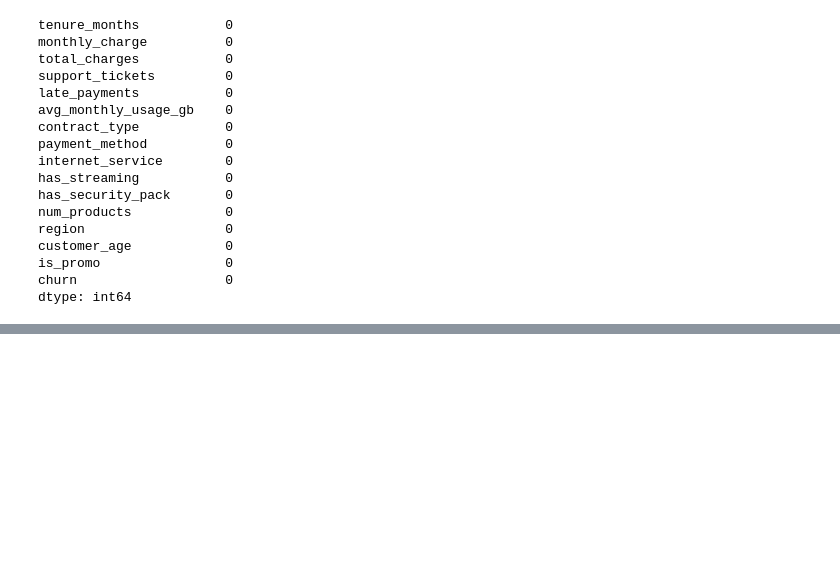
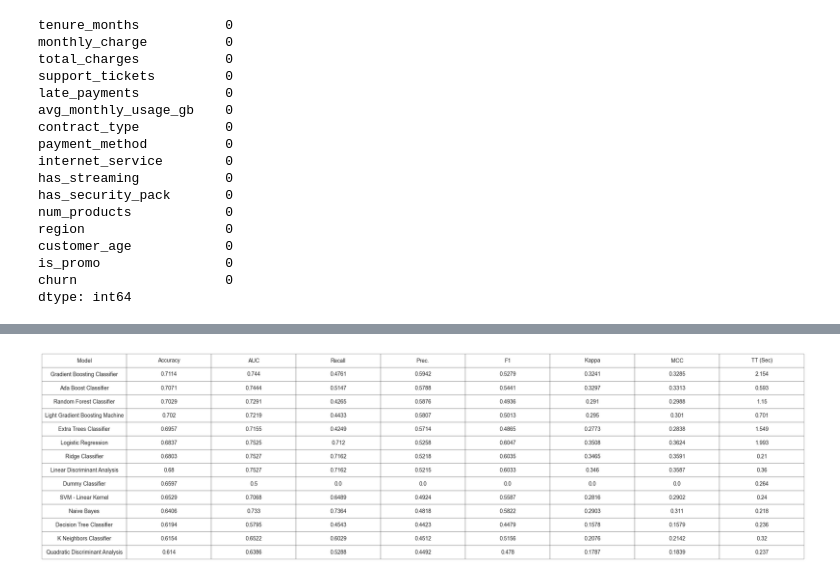
Before and after one commit to JuanManuelResquin84/Portafolio_03_Proyecto_AndesLink_MLOps, a Jupyter notebook: notebooks/01_EDA_AndesLink.ipynb, the cells around one changed output, grey strips where cells are left out. Cells and saved outputs as stored; diff of their text form; code cells hidden in the pictures; blank space fills up the shorter version.

```diff
--- a/notebooks/01_EDA_AndesLink.ipynb
+++ b/notebooks/01_EDA_AndesLink.ipynb
@@ -199,0 +199,31 @@ weighted avg       0.71      0.71      0.66      1000
+# %%
+import matplotlib.pyplot as plt
+import pandas as pd
+import os
+
+# Definimos la ruta hacia afuera (AndesLink/reports)
+ruta_reports = '../reports'
+
+# Capturamos la tabla de métricas de PyCaret
+metrics_df = pull()
+
+# Creamos la imagen de la tabla
+fig, ax = plt.subplots(figsize=(12, 4)) # Ajusta el tamaño según necesites
+ax.axis('off') # Ocultamos los ejes para que parezca una tabla limpia
+
+# Dibujamos la tabla usando los datos de metrics_df
+tabla = ax.table(cellText=metrics_df.values,
+                 colLabels=metrics_df.columns,
+                 cellLoc='center',
+                 loc='center')
+
+# Estilo de la tabla
+tabla.auto_set_font_size(False)
+tabla.set_fontsize(10)
+tabla.scale(2.1, 2.1) # Estira la tabla para que sea legible
+
+# Guardamos en la carpeta reports afuera
+plt.savefig(f'{ruta_reports}/tabla_comparativa_modelos.png', dpi=300, bbox_inches='tight')
+plt.show()
+# %% [output]
+[figure, added]
```
Also changed, not shown: parts of 19 cells of this notebook, 4 other files.
